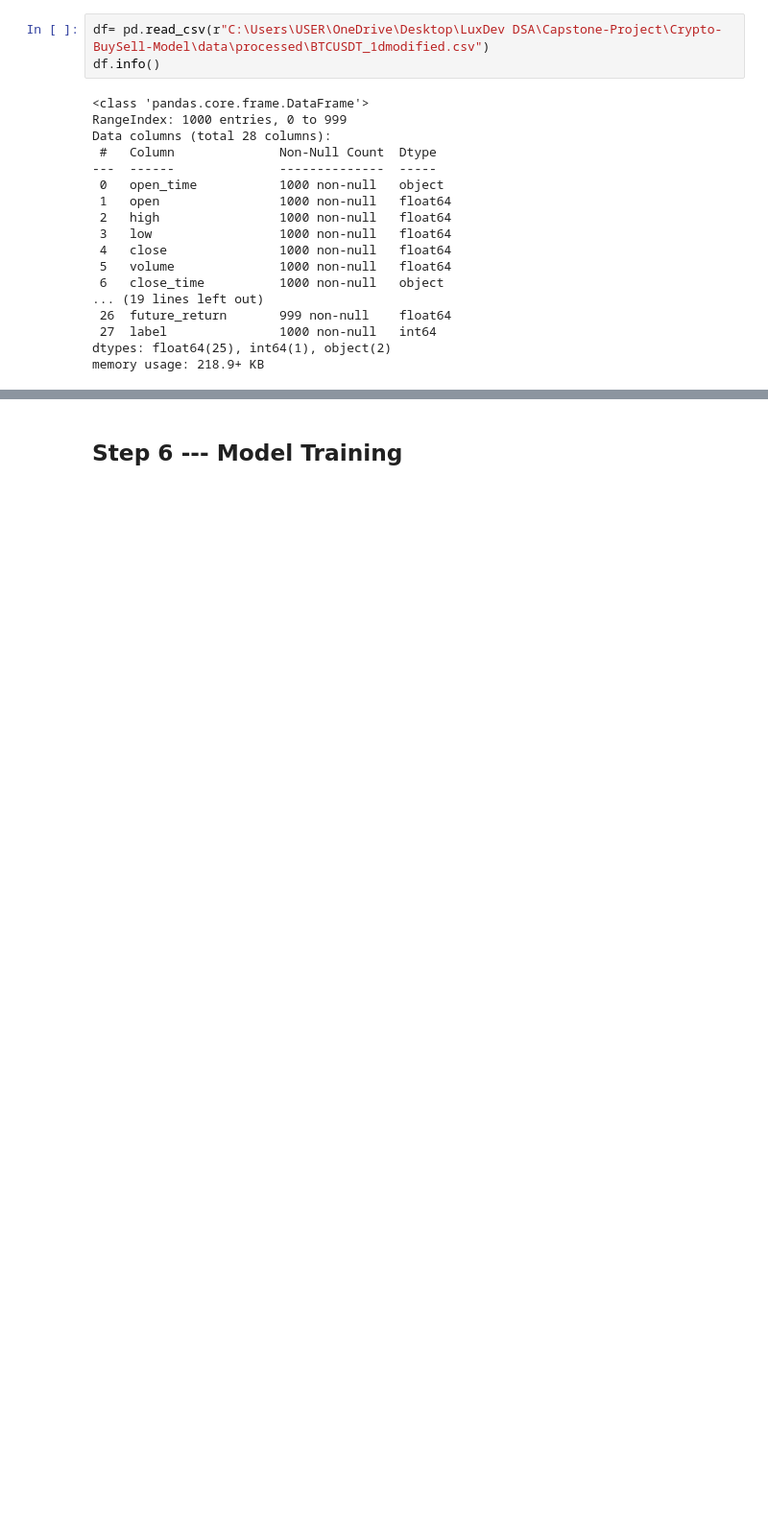
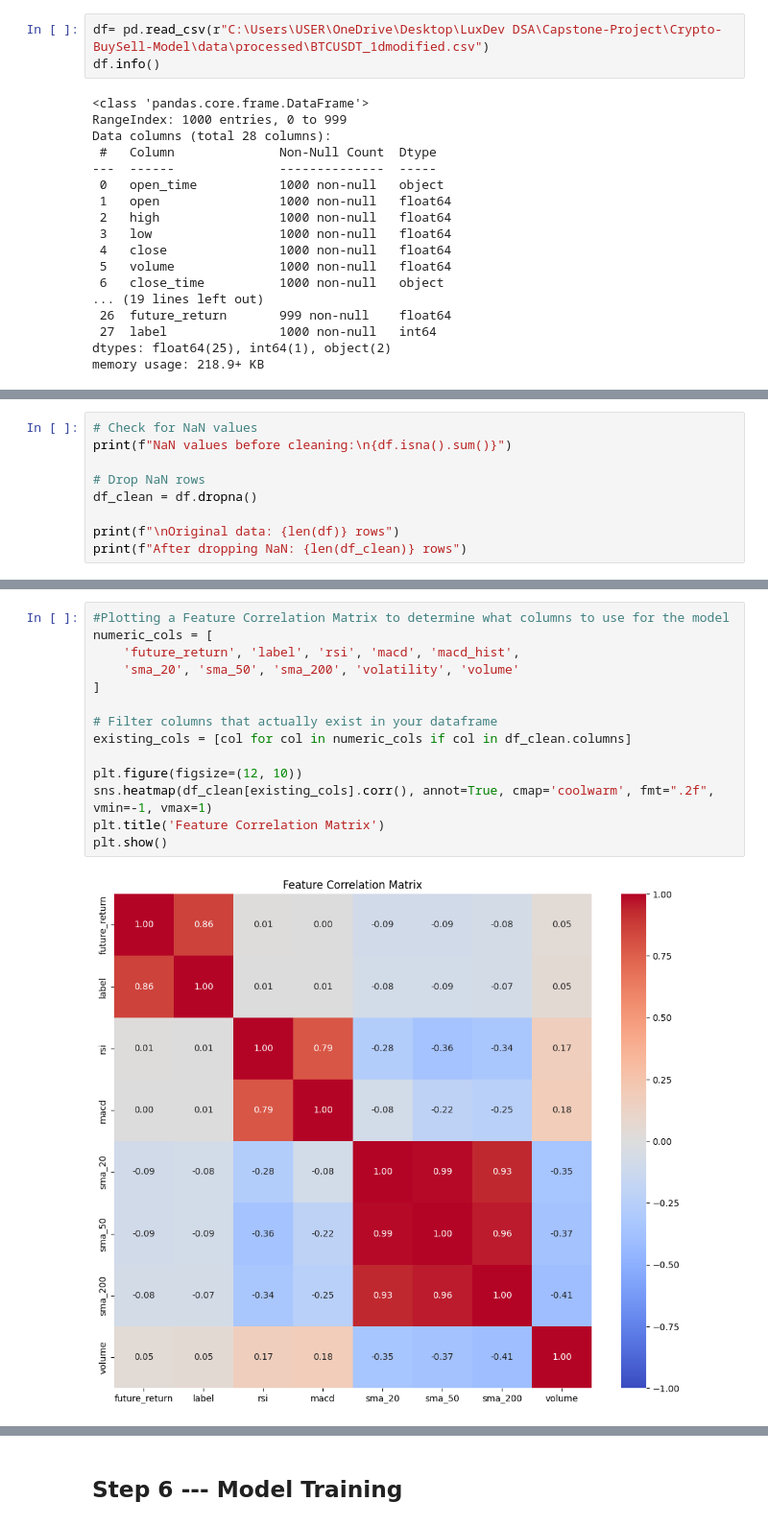
Before and after one commit to DavidG4444/Crypto-BuySell-Model, a Jupyter notebook: notebooks/03_model_training.ipynb, the cells around one changed output, grey strips where cells are left out. Shown at 96% size. Saved outputs shown, nothing was run; the diff lists cells and outputs as text; blank space fills up the shorter version.

```diff
--- a/notebooks/03_model_training.ipynb
+++ b/notebooks/03_model_training.ipynb
@@ -88,0 +35,9 @@ NameError: name 'feature_cols' is not defined
+# %%
+# Check for NaN values
+print(f"NaN values before cleaning:\n{df.isna().sum()}")
+
+# Drop NaN rows
+df_clean = df.dropna()
+
+print(f"\nOriginal data: {len(df)} rows")
+print(f"After dropping NaN: {len(df_clean)} rows")
@@ -88,0 +102,16 @@ NameError: name 'feature_cols' is not defined
+# %%
+#Plotting a Feature Correlation Matrix to determine what columns to use for the model
+numeric_cols = [
+    'future_return', 'label', 'rsi', 'macd', 'macd_hist',
+    'sma_20', 'sma_50', 'sma_200', 'volatility', 'volume'
+]
+
+# Filter columns that actually exist in your dataframe
+existing_cols = [col for col in numeric_cols if col in df_clean.columns]
+
+plt.figure(figsize=(12, 10))
+sns.heatmap(df_clean[existing_cols].corr(), annot=True, cmap='coolwarm', fmt=".2f", vmin=-1, vmax=1)
+plt.title('Feature Correlation Matrix')
+plt.show()
+# %% [output]
+[figure, added]
```
Also changed, not shown: parts of 10 cells of this notebook, 4 other files.
